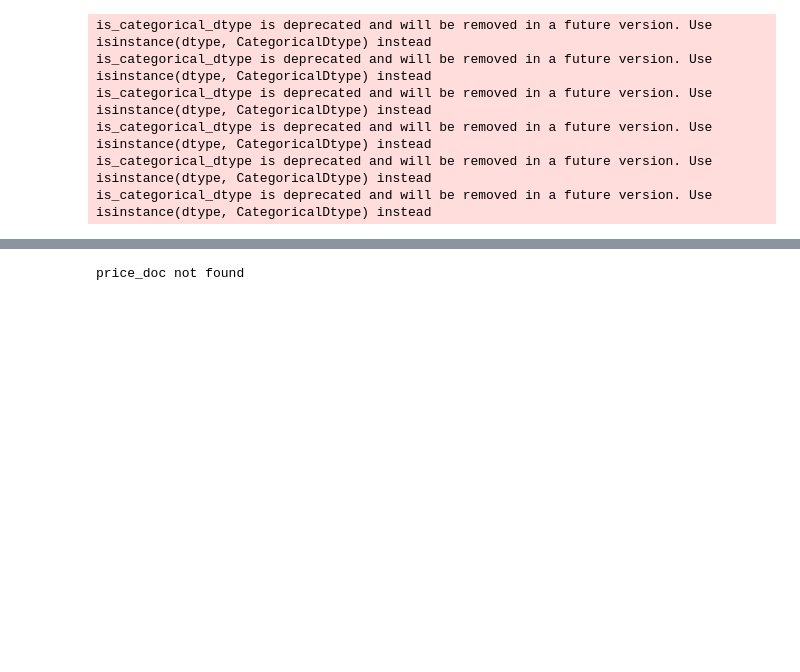
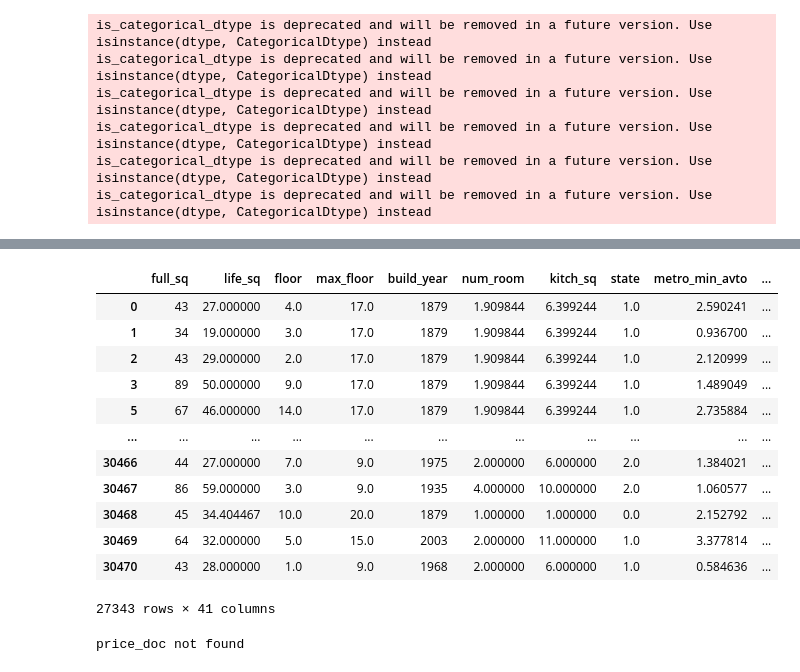
Before and after one commit to AndrewNYK/Sberbank-Market-Price-Prediction, a Jupyter notebook: Testing/preprocess.ipynb, the cells around one changed output, grey strips where cells are left out. Cells and saved outputs as stored; diff of their text form; code cells hidden in the pictures; blank space fills up the shorter version.

```diff
--- a/Testing/preprocess.ipynb
+++ b/Testing/preprocess.ipynb
@@ -47,3 +47,20 @@ processed_df.shape
+# %%
+processed_df = processed_df[processed_df['full_sq'] > processed_df['life_sq']]
+processed_df
+# %% [output]
+|  | full_sq | life_sq | floor | max_floor | build_year | num_room | kitch_sq | state | metro_min_avto | ... |
+| 0 | 43 | 27.000000 | 4.0 | 17.0 | 1879 | 1.909844 | 6.399244 | 1.0 | 2.590241 | ... |
+| 1 | 34 | 19.000000 | 3.0 | 17.0 | 1879 | 1.909844 | 6.399244 | 1.0 | 0.936700 | ... |
+| 2 | 43 | 29.000000 | 2.0 | 17.0 | 1879 | 1.909844 | 6.399244 | 1.0 | 2.120999 | ... |
+| 3 | 89 | 50.000000 | 9.0 | 17.0 | 1879 | 1.909844 | 6.399244 | 1.0 | 1.489049 | ... |
+| 5 | 67 | 46.000000 | 14.0 | 17.0 | 1879 | 1.909844 | 6.399244 | 1.0 | 2.735884 | ... |
+| ... | ... | ... | ... | ... | ... | ... | ... | ... | ... | ... |
+| 30466 | 44 | 27.000000 | 7.0 | 9.0 | 1975 | 2.000000 | 6.000000 | 2.0 | 1.384021 | ... |
+| 30467 | 86 | 59.000000 | 3.0 | 9.0 | 1935 | 4.000000 | 10.000000 | 2.0 | 1.060577 | ... |
+| 30468 | 45 | 34.404467 | 10.0 | 20.0 | 1879 | 1.000000 | 1.000000 | 0.0 | 2.152792 | ... |
+| 30469 | 64 | 32.000000 | 5.0 | 15.0 | 2003 | 2.000000 | 11.000000 | 1.0 | 3.377814 | ... |
+| 30470 | 43 | 28.000000 | 1.0 | 9.0 | 1968 | 2.000000 | 6.000000 | 1.0 | 0.584636 | ... |
+27343 rows × 41 columns
 # %%
 test_df = pd.read_csv('../Dataset/test.csv/test.csv')
 processed_test_df = process(test_df, te, oe)
```
Also changed, not shown: parts of 1 cell of this notebook, 9 other files.
